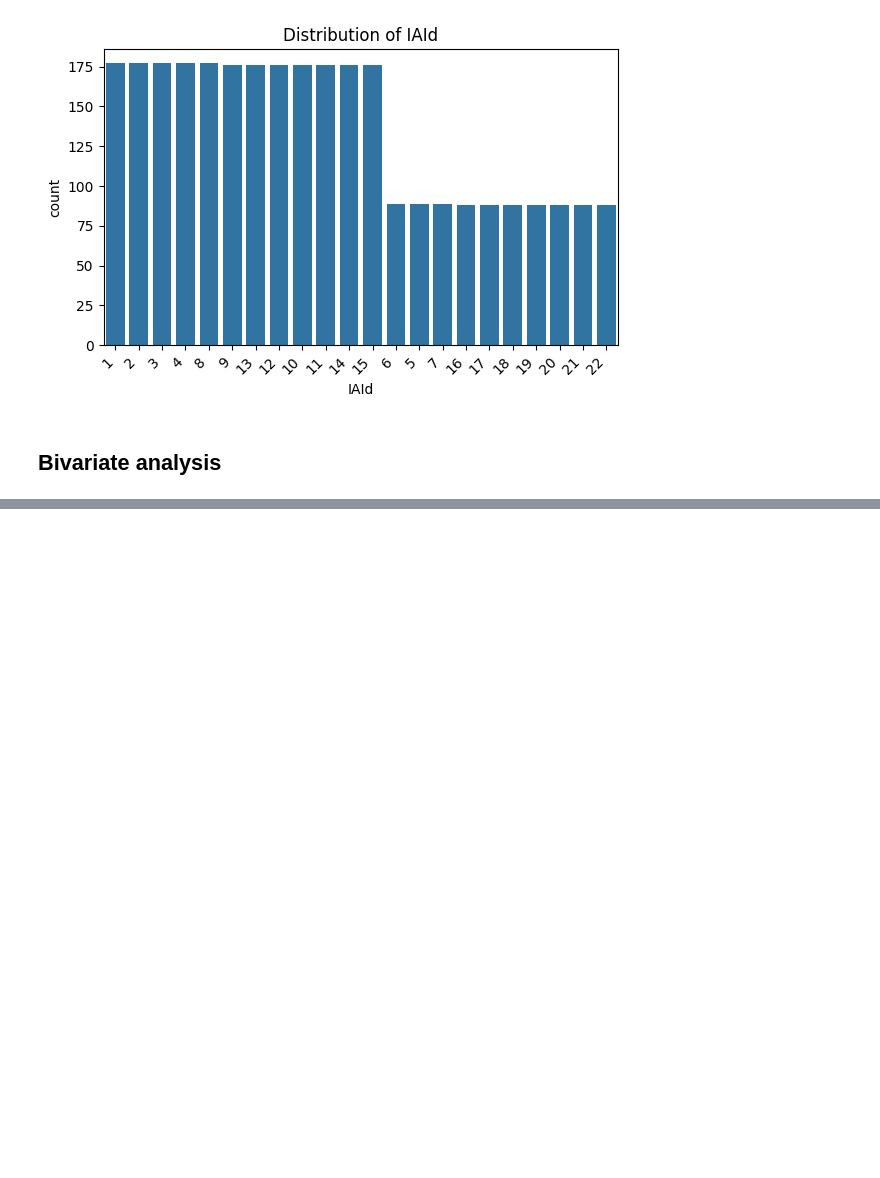
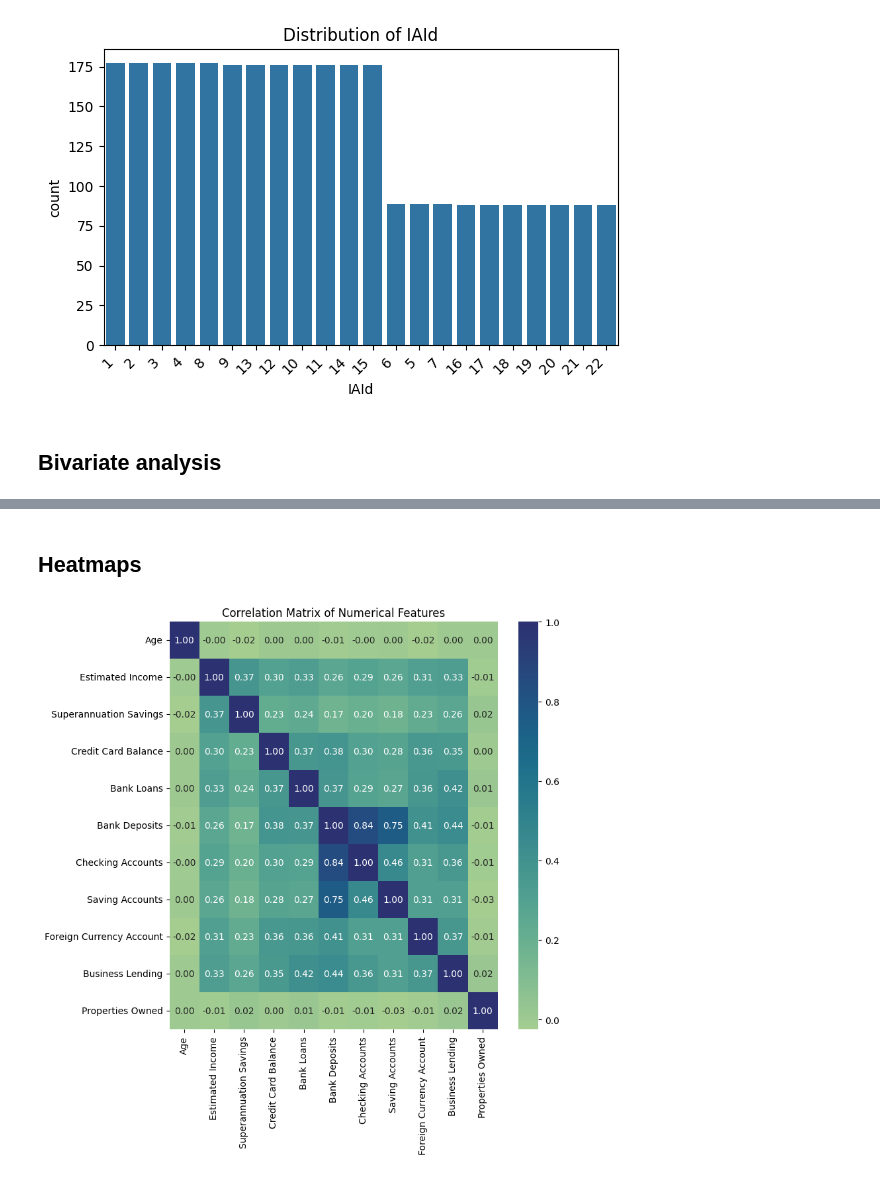
Before and after one commit to ruchisingh-dev/Banking-Risk-Analysis, a Jupyter notebook: EDA.ipynb, the cells around one changed output, grey strips where cells are left out. Cells and saved outputs as stored; diff of their text form; code cells hidden in the pictures; blank space fills up the shorter version.

```diff
--- a/EDA.ipynb
+++ b/EDA.ipynb
@@ -220,0 +260,14 @@ for i, col in enumerate(categorical_cols, start=1):
+# %% [markdown]
+## Heatmaps
+# %%
+numerical_cols = ['Age', 'Estimated Income', 'Superannuation Savings', 'Credit Card Balance',
+                  'Bank Loans', 'Bank Deposits', 'Checking Accounts', 'Saving Accounts',
+                  'Foreign Currency Account', 'Business Lending', 'Properties Owned']
+correlation_matrix = df[numerical_cols].corr()
+
+plt.figure(figsize=(8,8))
+sns.heatmap(correlation_matrix, annot=True, cmap='crest', fmt=".2f")
+plt.title('Correlation Matrix of Numerical Features')
+plt.show()
+# %% [output]
+[figure, added]
```
Also changed, not shown: parts of 5 cells of this notebook, 1 other file.
